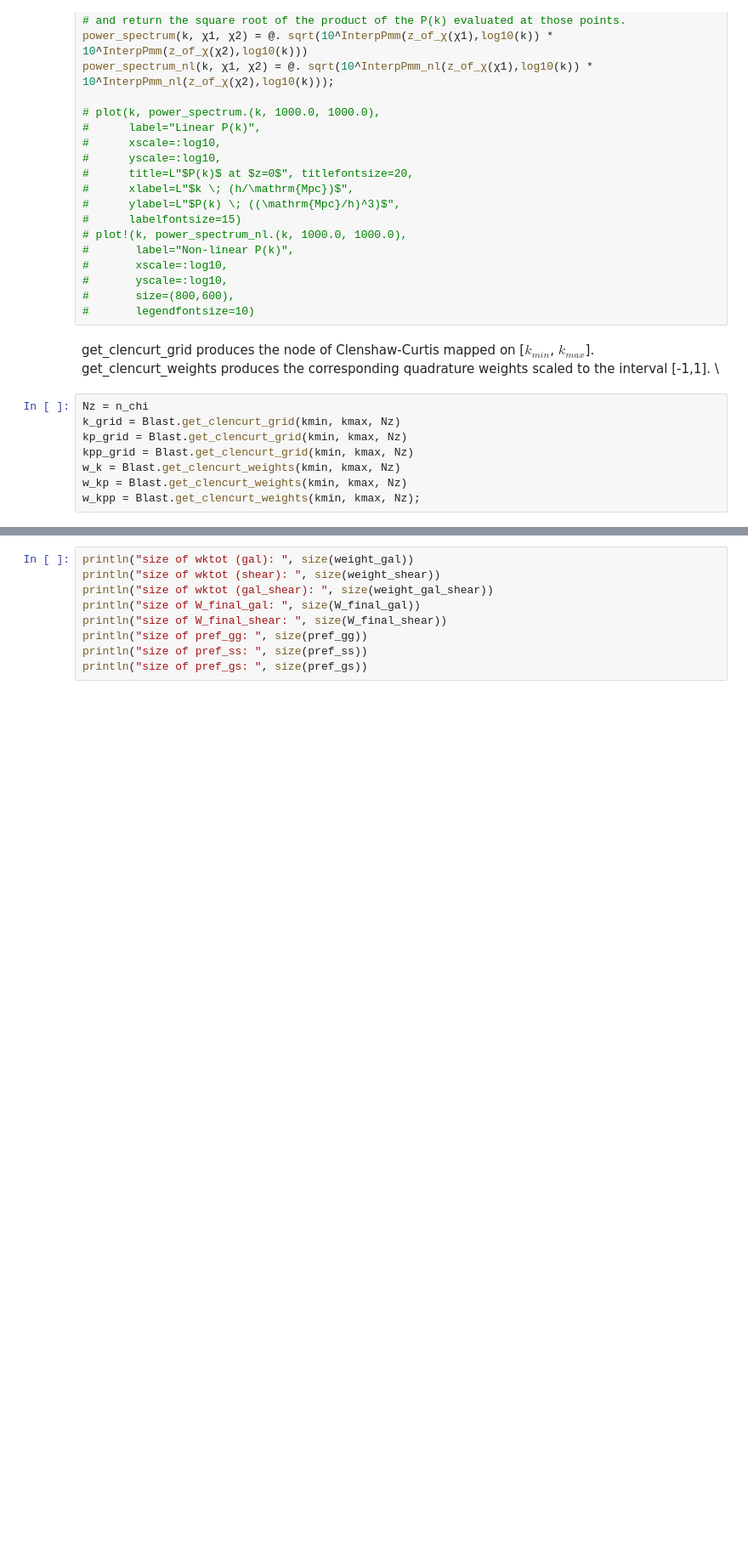
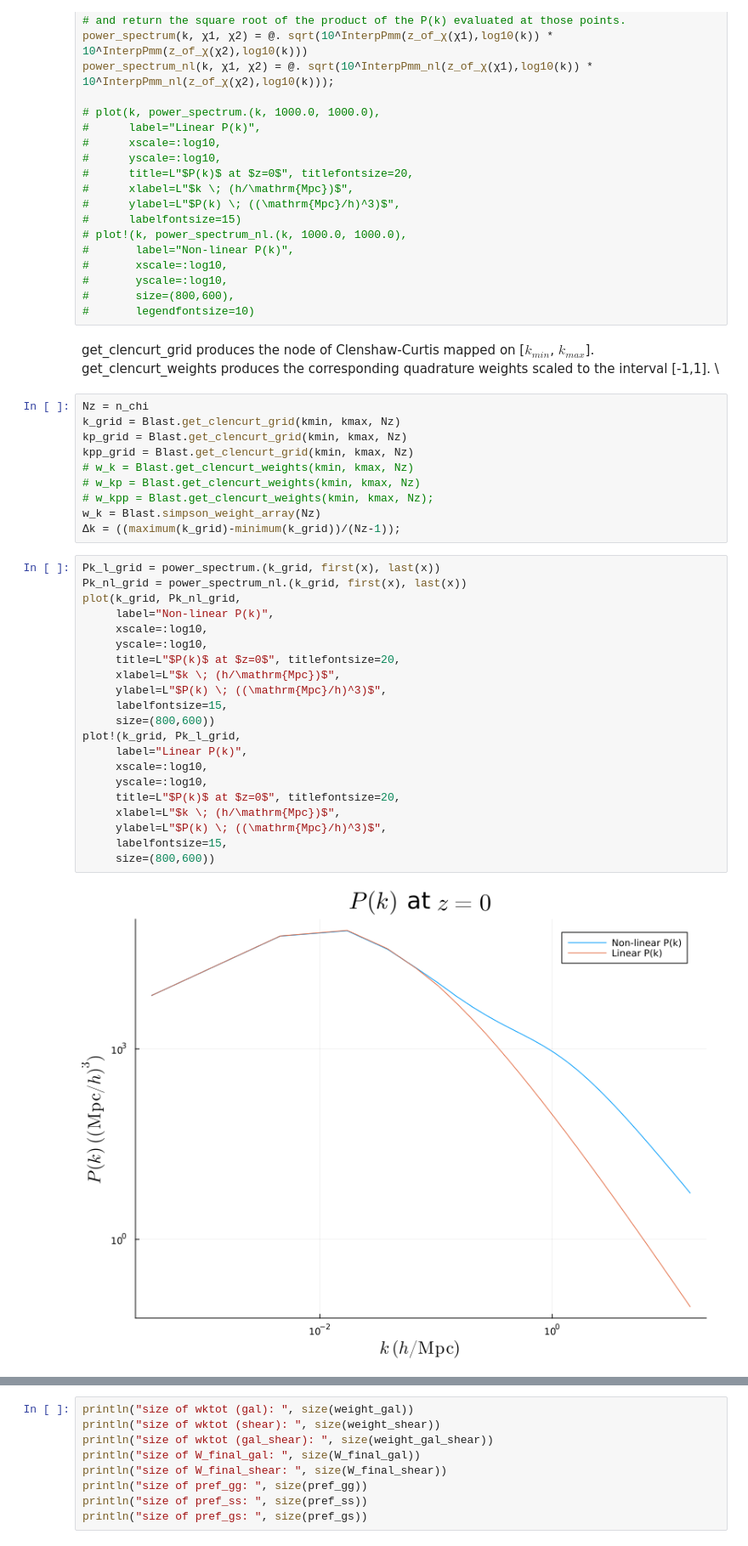
Before and after one commit to anvi-git/3D_Angular_Power_Spectrum, a Jupyter notebook: notebooks/3_beyond_BLAST.ipynb, the cells around one changed output, grey strips where cells are left out. Shown at 85% size. Cells and saved outputs as stored; diff of their text form; blank space fills up the shorter version.

```diff
--- a/notebooks/3_beyond_BLAST.ipynb
+++ b/notebooks/3_beyond_BLAST.ipynb
@@ -273,7 +244,32 @@ Nz = n_chi
 k_grid = Blast.get_clencurt_grid(kmin, kmax, Nz)
 kp_grid = Blast.get_clencurt_grid(kmin, kmax, Nz)
 kpp_grid = Blast.get_clencurt_grid(kmin, kmax, Nz)
-w_k = Blast.get_clencurt_weights(kmin, kmax, Nz)
-w_kp = Blast.get_clencurt_weights(kmin, kmax, Nz)
-w_kpp = Blast.get_clencurt_weights(kmin, kmax, Nz);
+# w_k = Blast.get_clencurt_weights(kmin, kmax, Nz)
+# w_kp = Blast.get_clencurt_weights(kmin, kmax, Nz)
+# w_kpp = Blast.get_clencurt_weights(kmin, kmax, Nz);
+w_k = Blast.simpson_weight_array(Nz)
+Δk = ((maximum(k_grid)-minimum(k_grid))/(Nz-1));
+# %%
+Pk_l_grid = power_spectrum.(k_grid, first(x), last(x))
+Pk_nl_grid = power_spectrum_nl.(k_grid, first(x), last(x))
+plot(k_grid, Pk_nl_grid,
+     label="Non-linear P(k)",
+     xscale=:log10,
+     yscale=:log10,
+     title=L"$P(k)$ at $z=0$", titlefontsize=20,
+     xlabel=L"$k \; (h/\mathrm{Mpc})$",
+     ylabel=L"$P(k) \; ((\mathrm{Mpc}/h)^3)$",
+     labelfontsize=15,
+     size=(800,600))
+plot!(k_grid, Pk_l_grid,
+     label="Linear P(k)",
+     xscale=:log10,
+     yscale=:log10,
+     title=L"$P(k)$ at $z=0$", titlefontsize=20,
+     xlabel=L"$k \; (h/\mathrm{Mpc})$",
+     ylabel=L"$P(k) \; ((\mathrm{Mpc}/h)^3)$",
+     labelfontsize=15,
+     size=(800,600))
+# %% [output]
+[figure, added]
 # %%
```
Also changed, not shown: parts of 18 cells of this notebook, 3 other files.
